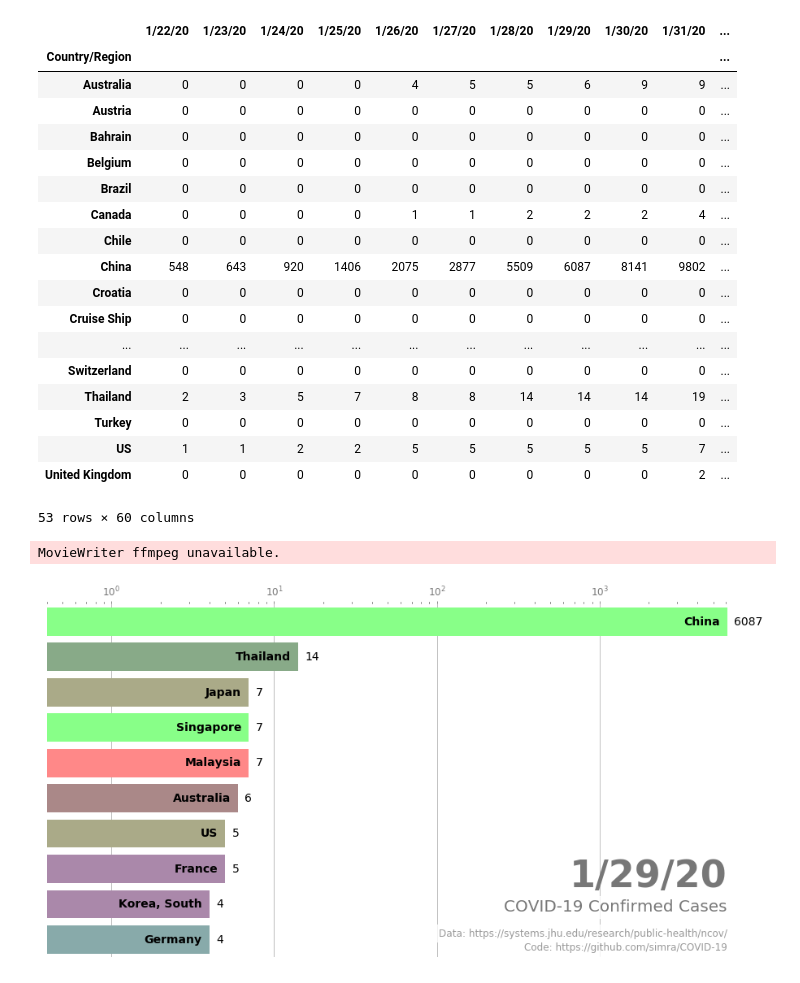
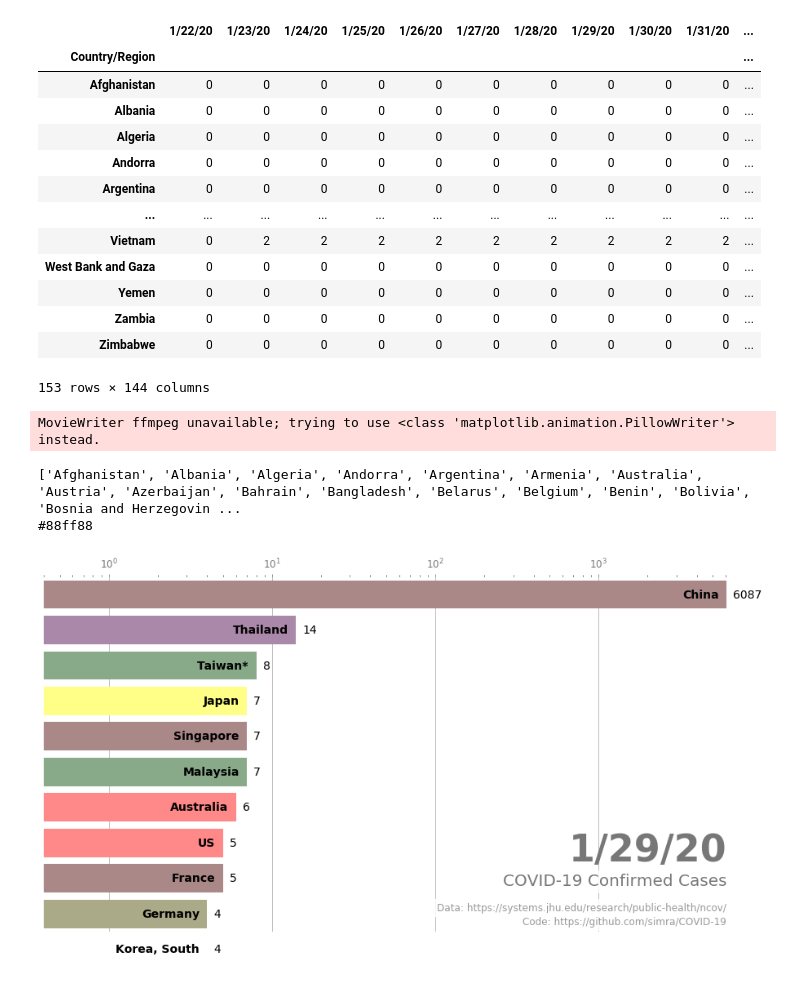
Before and after one commit to simra/COVID-19, a Jupyter notebook: notebooks/COVID-19 Animation.ipynb, the cells around one changed output. Saved outputs shown, nothing was run; the diff lists cells and outputs as text; code cells hidden in the pictures.

```diff
--- a/notebooks/COVID-19 Animation.ipynb
+++ b/notebooks/COVID-19 Animation.ipynb
@@ -6,8 +6,8 @@ import matplotlib.pyplot as plt
 import datetime
 # %%
 # Load Data
-datapath = '../csse_covid_19_data/csse_covid_19_time_series/time_series_19-covid-Confirmed.csv'
-
+#datapath = '../csse_covid_19_data/csse_covid_19_time_series/time_series_19-covid-Confirmed.csv'
+datapath = os.path.join('../csse_covid_19_data/csse_covid_19_time_series/', 'time_series_covid19_confirmed_global.csv')
 raw = pd.read_csv(datapath)
 del raw['Lat']
 del raw['Long']
@@ -44,23 +39,18 @@ df
 # %% [output]
 |  | 1/22/20 | 1/23/20 | 1/24/20 | 1/25/20 | 1/26/20 | 1/27/20 | 1/28/20 | 1/29/20 | 1/30/20 | 1/31/20 | ... |
 | Country/Region |  |  |  |  |  |  |  |  |  |  | ... |
-| Australia | 0 | 0 | 0 | 0 | 4 | 5 | 5 | 6 | 9 | 9 | ... |
-| Austria | 0 | 0 | 0 | 0 | 0 | 0 | 0 | 0 | 0 | 0 | ... |
-| Bahrain | 0 | 0 | 0 | 0 | 0 | 0 | 0 | 0 | 0 | 0 | ... |
-| Belgium | 0 | 0 | 0 | 0 | 0 | 0 | 0 | 0 | 0 | 0 | ... |
-| Brazil | 0 | 0 | 0 | 0 | 0 | 0 | 0 | 0 | 0 | 0 | ... |
-| Canada | 0 | 0 | 0 | 0 | 1 | 1 | 2 | 2 | 2 | 4 | ... |
-| Chile | 0 | 0 | 0 | 0 | 0 | 0 | 0 | 0 | 0 | 0 | ... |
-| China | 548 | 643 | 920 | 1406 | 2075 | 2877 | 5509 | 6087 | 8141 | 9802 | ... |
-| Croatia | 0 | 0 | 0 | 0 | 0 | 0 | 0 | 0 | 0 | 0 | ... |
-| Cruise Ship | 0 | 0 | 0 | 0 | 0 | 0 | 0 | 0 | 0 | 0 | ... |
+| Afghanistan | 0 | 0 | 0 | 0 | 0 | 0 | 0 | 0 | 0 | 0 | ... |
+| Albania | 0 | 0 | 0 | 0 | 0 | 0 | 0 | 0 | 0 | 0 | ... |
+| Algeria | 0 | 0 | 0 | 0 | 0 | 0 | 0 | 0 | 0 | 0 | ... |
+| Andorra | 0 | 0 | 0 | 0 | 0 | 0 | 0 | 0 | 0 | 0 | ... |
+| Argentina | 0 | 0 | 0 | 0 | 0 | 0 | 0 | 0 | 0 | 0 | ... |
 | ... | ... | ... | ... | ... | ... | ... | ... | ... | ... | ... | ... |
-| Switzerland | 0 | 0 | 0 | 0 | 0 | 0 | 0 | 0 | 0 | 0 | ... |
-| Thailand | 2 | 3 | 5 | 7 | 8 | 8 | 14 | 14 | 14 | 19 | ... |
-| Turkey | 0 | 0 | 0 | 0 | 0 | 0 | 0 | 0 | 0 | 0 | ... |
-| US | 1 | 1 | 2 | 2 | 5 | 5 | 5 | 5 | 5 | 7 | ... |
-| United Kingdom | 0 | 0 | 0 | 0 | 0 | 0 | 0 | 0 | 0 | 2 | ... |
+| Vietnam | 0 | 2 | 2 | 2 | 2 | 2 | 2 | 2 | 2 | 2 | ... |
+| West Bank and Gaza | 0 | 0 | 0 | 0 | 0 | 0 | 0 | 0 | 0 | 0 | ... |
+| Yemen | 0 | 0 | 0 | 0 | 0 | 0 | 0 | 0 | 0 | 0 | ... |
+| Zambia | 0 | 0 | 0 | 0 | 0 | 0 | 0 | 0 | 0 | 0 | ... |
+| Zimbabwe | 0 | 0 | 0 | 0 | 0 | 0 | 0 | 0 | 0 | 0 | ... |
-53 rows × 60 columns
+153 rows × 144 columns
 # %%
 
 import matplotlib.ticker as ticker
@@ -69,6 +59,7 @@ from IPython.display import HTML
 from math import log10
 import numpy as np
 
+print([f for f in df.index])
 
 #palette = ['#adb0ff', '#ffb3ff', '#90d595', '#e48381',
 #     '#aafbff', '#f7bb5f', '#eafb50']
@@ -78,8 +69,8 @@ palette = ['#aa8888', '#88aa88', '#aa8888', '#aaaa88',
 
 colors = dict(zip(
     df.index,
-    palette*ceil(len(df.columns)/len(palette))))
-
+    palette*ceil(len(df.index)/len(palette))))
+print(colors['Turkey'])
 fig, ax = plt.subplots(figsize=(15, 8))
 
 # TODO: add a frame for the last day
@@ -128,33 +119,36 @@ def plot_barchart(date_tuple):
             color='#999999', bbox=dict(facecolor='white', alpha=0.8, edgecolor='white'))
     ax.text(1, 0.02, 'Code: https://github.com/simra/COVID-19', transform=ax.transAxes, ha='right', size=12,
             color='#999999', bbox=dict(facecolor='white', alpha=0.8, edgecolor='white'))
     ax.xaxis.set_major_formatter(ticker.StrMethodFormatter('{x:,.0f}'))
     ax.xaxis.set_ticks_position('top')
     ax.set_xscale('log')
     plt.xlim(min(y)/10,max(y))
     plt.ylim(-0.5,len(start_countries)-0.5)
     ax.tick_params(axis='x', colors='#777777', labelsize=12)
     ax.margins(0, 0.01)
     ax.grid(which='major', axis='x', linestyle='-')
     ax.set_axisbelow(True)
     ax.set_yticks([])
     plt.box(False)
 
 test = False
 if test:
     plot_barchart((df.columns[-1],df.columns[-2],0.4))
 else:
     r = np.linspace(0,1,5,endpoint=False)
     #print(r)
     frames = [(df.columns[i],df.columns[i+1],j)  for i in range(7,len(df.columns)-1) for j in r ] + [(df.columns[-1],df.columns[-1],0)]
     #print(frames)
     animator = animation.FuncAnimation(fig, plot_barchart, frames=frames)
     #HTML(animator.to_jshtml())
     maxDate=datetime.datetime.strptime(df.columns[-1],'%m/%d/%y')
-    savedir = os.path.join('data',maxDate.strftime('%Y%m%d'))
+    #savedir = os.path.join('data',maxDate.strftime('%Y%m%d'))
+    savedir='data'
     if not os.path.isdir(savedir):
         os.makedirs(savedir)
     animator.save(os.path.join(savedir,'animation.gif'))
 # %% [output]
-MovieWriter ffmpeg unavailable.
+MovieWriter ffmpeg unavailable; trying to use <class 'matplotlib.animation.PillowWriter'> instead.
+['Afghanistan', 'Albania', 'Algeria', 'Andorra', 'Argentina', 'Armenia', 'Australia', 'Austria', 'Azerbaijan', 'Bahrain', 'Bangladesh', 'Belarus', 'Belgium', 'Benin', 'Bolivia', 'Bosnia and Herzegovin ...
+#88ff88
-[figure, old version]
+[figure, new version]
```
Also changed, not shown: parts of 1 cell of this notebook, 8 other files.
